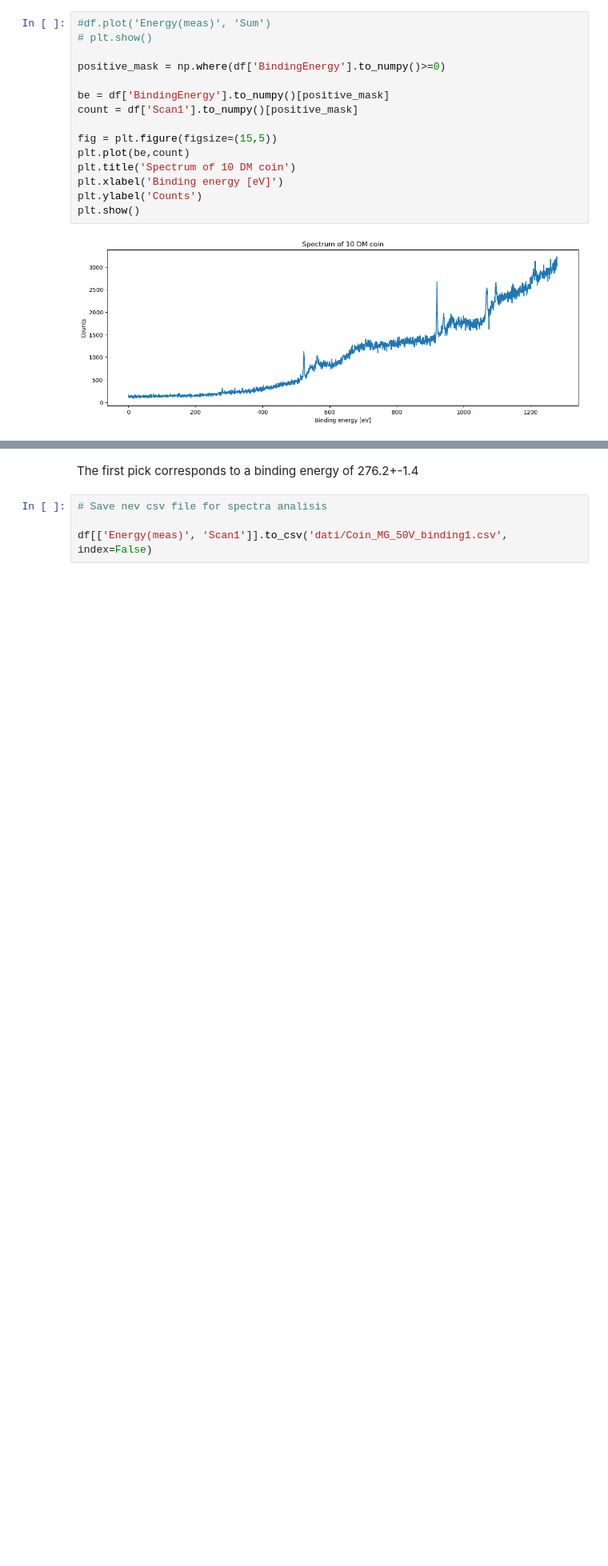
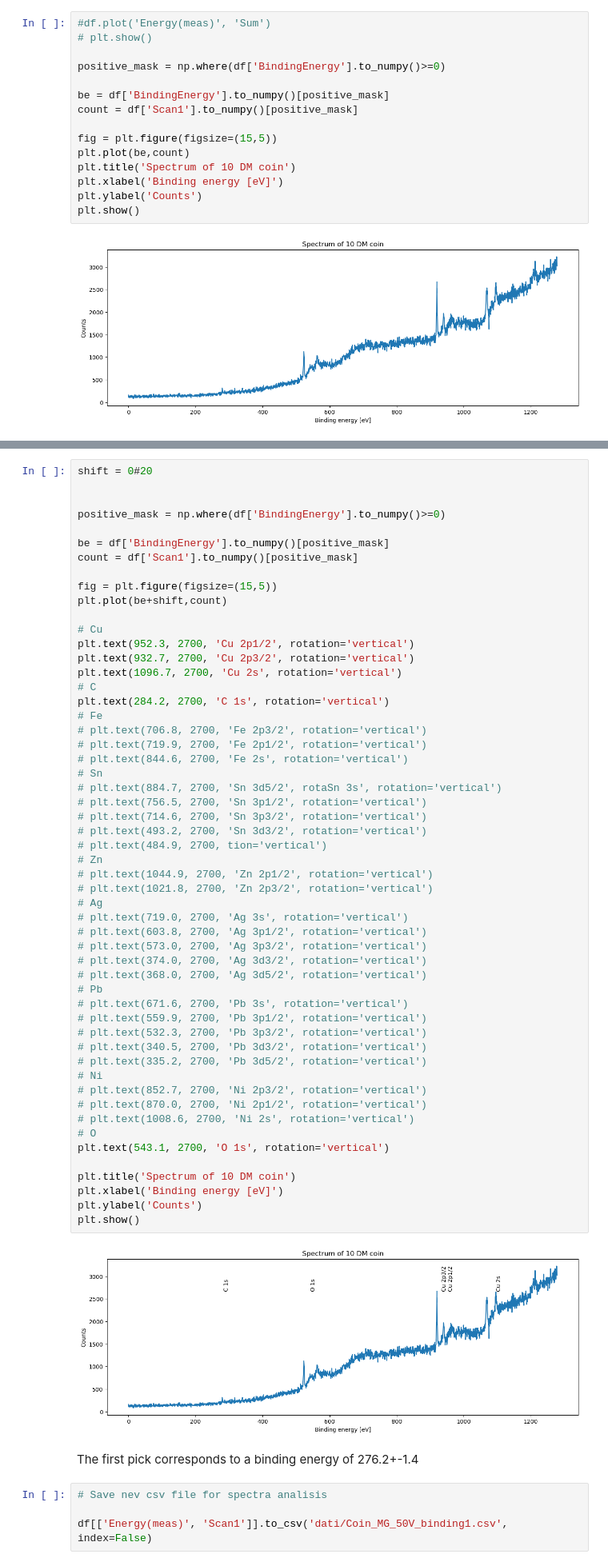
Before and after one commit to Nereumobu/advanced_lab_master, a Jupyter notebook: Ma_4/work_arpes_Coin_Al_50V.ipynb, the cells around one changed output, grey strips where cells are left out. Shown at 80% size. Saved outputs shown, nothing was run; the diff lists cells and outputs as text; blank space fills up the shorter version.

Commit message:
Coin spectrum

```diff
--- a/Ma_4/work_arpes_Coin_Al_50V.ipynb
+++ b/Ma_4/work_arpes_Coin_Al_50V.ipynb
@@ -133,3 +111,59 @@ plt.show()
+# %%
+shift = 0#20
+
+
+positive_mask = np.where(df['BindingEnergy'].to_numpy()>=0)
+
+be = df['BindingEnergy'].to_numpy()[positive_mask]
+count = df['Scan1'].to_numpy()[positive_mask]
+
+fig = plt.figure(figsize=(15,5))
+plt.plot(be+shift,count)
+
+# Cu
+plt.text(952.3, 2700, 'Cu 2p1/2', rotation='vertical')
+plt.text(932.7, 2700, 'Cu 2p3/2', rotation='vertical')
+plt.text(1096.7, 2700, 'Cu 2s', rotation='vertical')
+# C
+plt.text(284.2, 2700, 'C 1s', rotation='vertical')
+# Fe
+# plt.text(706.8, 2700, 'Fe 2p3/2', rotation='vertical')
+# plt.text(719.9, 2700, 'Fe 2p1/2', rotation='vertical')
+# plt.text(844.6, 2700, 'Fe 2s', rotation='vertical')
+# Sn
+# plt.text(884.7, 2700, 'Sn 3d5/2', rotaSn 3s', rotation='vertical')
+# plt.text(756.5, 2700, 'Sn 3p1/2', rotation='vertical')
+# plt.text(714.6, 2700, 'Sn 3p3/2', rotation='vertical')
+# plt.text(493.2, 2700, 'Sn 3d3/2', rotation='vertical')
+# plt.text(484.9, 2700, tion='vertical')
+# Zn
+# plt.text(1044.9, 2700, 'Zn 2p1/2', rotation='vertical')
+# plt.text(1021.8, 2700, 'Zn 2p3/2', rotation='vertical')
+# Ag
+# plt.text(719.0, 2700, 'Ag 3s', rotation='vertical')
+# plt.text(603.8, 2700, 'Ag 3p1/2', rotation='vertical')
+# plt.text(573.0, 2700, 'Ag 3p3/2', rotation='vertical')
+# plt.text(374.0, 2700, 'Ag 3d3/2', rotation='vertical')
+# plt.text(368.0, 2700, 'Ag 3d5/2', rotation='vertical')
+# Pb
+# plt.text(671.6, 2700, 'Pb 3s', rotation='vertical')
+# plt.text(559.9, 2700, 'Pb 3p1/2', rotation='vertical')
+# plt.text(532.3, 2700, 'Pb 3p3/2', rotation='vertical')
+# plt.text(340.5, 2700, 'Pb 3d3/2', rotation='vertical')
+# plt.text(335.2, 2700, 'Pb 3d5/2', rotation='vertical')
+# Ni
+# plt.text(852.7, 2700, 'Ni 2p3/2', rotation='vertical')
+# plt.text(870.0, 2700, 'Ni 2p1/2', rotation='vertical')
+# plt.text(1008.6, 2700, 'Ni 2s', rotation='vertical')
+# O
+plt.text(543.1, 2700, 'O 1s', rotation='vertical')
+
+plt.title('Spectrum of 10 DM coin')
+plt.xlabel('Binding energy [eV]')
+plt.ylabel('Counts')
+plt.show()
+# %% [output]
+[figure, added]
 # %% [markdown]
 The first pick corresponds to a binding energy of 276.2+-1.4
 # %%
```
Also changed, not shown: parts of 2 cells of this notebook, 3 other files.
